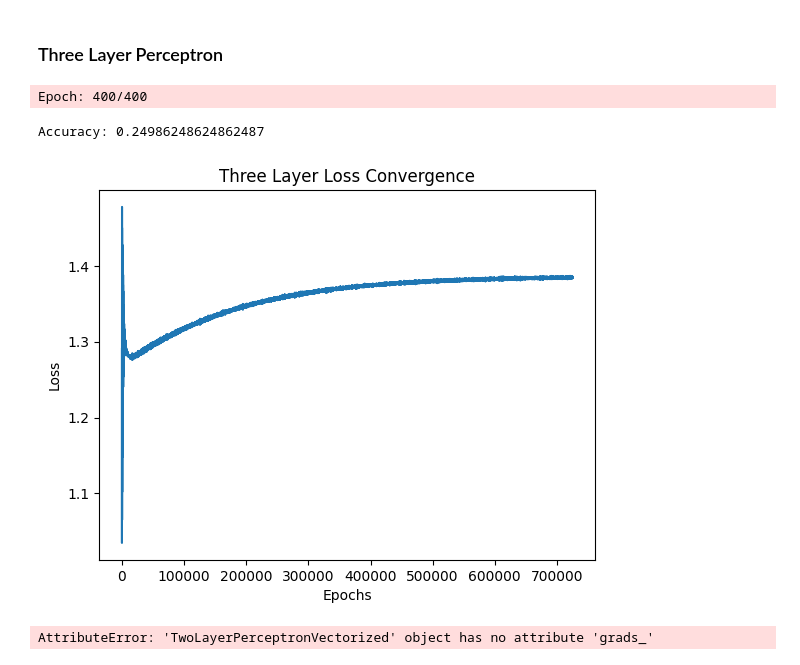
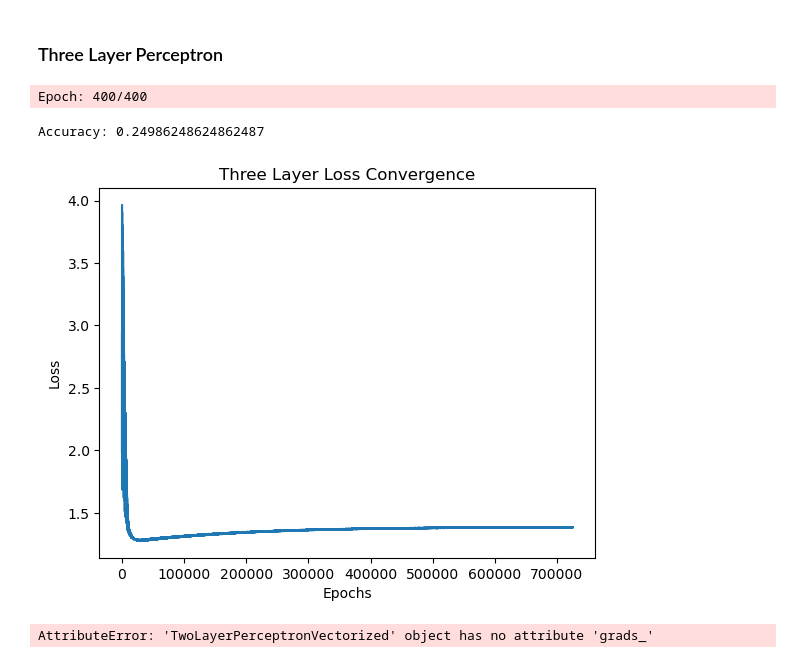
Before and after one commit to jadennathaniel/ml-lab4, a Jupyter notebook: main.ipynb, the cells around one changed output. Drawn from its saved outputs; the diff is of its cells as text; code cells hidden in the pictures.

```diff
--- a/main.ipynb
+++ b/main.ipynb
@@ -40,7 +40,9 @@ import sys
 import pandas as pd
 from sklearn.metrics import accuracy_score
 import matplotlib.pyplot as plt
-
+import os
+import struct
+%matplotlib inline
 
 ## this code is taken directly from the Github
 class TwoLayerPerceptronBase(object):
@@ -56,11 +58,11 @@ class TwoLayerPerceptronBase(object):
 
     def _initialize_weights(self):
         """Initialize weights with Glorot."""
-        limit1 = np.sqrt(6 / (self.n_features_ + self.n_hidden))
+        limit1 = 4 * np.sqrt(6 / (self.n_features_ + self.n_hidden))
         W1 = np.random.uniform(-limit1, limit1, (self.n_hidden, self.n_features_))
         b1 = np.zeros((self.n_hidden, 1))
 
-        limit2 = np.sqrt(6 / (self.n_hidden + self.n_output_))
+        limit2 = 4 * np.sqrt(6 / (self.n_hidden + self.n_output_))
         W2 = np.random.uniform(-limit2, limit2, (self.n_output_, self.n_hidden))
         b2 = np.zeros((self.n_output_, 1))
 
@@ -149,11 +151,11 @@ class TwoLayerPerceptronVectorized(TwoLayerPerceptron):
 
     def _initialize_weights(self):
         """Initialize weights with Glorot initialization."""
-        limit1 = np.sqrt(6 / (self.n_features_ + self.n_hidden))
+        limit1 = 4 * np.sqrt(6 / (self.n_features_ + self.n_hidden))
         self.W1 = np.random.uniform(-limit1, limit1, (self.n_hidden, self.n_features_))
         self.b1 = np.zeros((self.n_hidden, 1))
 
-        limit2 = np.sqrt(6 / (self.n_hidden + self.n_output_))
+        limit2 = 4  * np.sqrt(6 / (self.n_hidden + self.n_output_))
         self.W2 = np.random.uniform(-limit2, limit2, (self.n_output_, self.n_hidden))
         self.b2 = np.zeros((self.n_output_, 1))
         return self.W1, self.W2, self.b1, self.b2
@@ -310,15 +312,15 @@ class ThreeLayerPerceptronBase(TwoLayerPerceptronBase):
 
     def _initialize_weights(self):
         """Initialize weights for three layers."""
-        limit1 = np.sqrt(6 / (self.n_features_ + self.n_hidden))
+        limit1 = 4 *  np.sqrt(6 / (self.n_features_ + self.n_hidden))
         W1 = np.random.uniform(-limit1, limit1, (self.n_hidden, self.n_features_))
         b1 = np.zeros((self.n_hidden, 1))
 
-        limit2 = np.sqrt(6 / (self.n_hidden + self.n_hidden2))
+        limit2 = 4 * np.sqrt(6 / (self.n_hidden + self.n_hidden2))
         W2 = np.random.uniform(-limit2, limit2, (self.n_hidden2, self.n_hidden))
         b2 = np.zeros((self.n_hidden2, 1))
 
-        limit3 = np.sqrt(6 / (self.n_hidden2 + self.n_output_))
+        limit3 = 4 * np.sqrt(6 / (self.n_hidden2 + self.n_output_))
         W3 = np.random.uniform(-limit3, limit3, (self.n_output_, self.n_hidden2))
         b3 = np.zeros((self.n_output_, 1))
 
@@ -426,34 +428,34 @@ class ThreeLayerPerceptronVectorized(ThreeLayerPerceptron):
 
             if print_progress and (i + 1) % print_progress == 0:
                 sys.stderr.write(f'\rEpoch: {i + 1}/{self.epochs}')
                 sys.stderr.flush()
 
         return self
 
 
 X_train = train_data.drop(columns=['ChildPovertyClass'])
 y_train = train_data['ChildPovertyClass']
 X_test = test_data.drop(columns=['ChildPovertyClass'])
 y_test = test_data['ChildPovertyClass']
 
 params = dict(n_hidden=50, n_hidden2=50, C=0.1, epochs=400, eta=0.001, random_state=1)
 
 nn_3 = ThreeLayerPerceptronVectorized(**params)
 
 nn_3.fit(X_train, y_train, batch_size=32, print_progress=50)
 yhat = nn_3.predict(X_test)
 accuracy = accuracy_score(y_test, yhat)
 print(f'Accuracy: {accuracy}')
 
 plt.plot(nn_3.cost_)
 plt.xlabel('Epochs')
 plt.ylabel('Loss')
 plt.title('Three Layer Loss Convergence')
 plt.show()
 # %% [output]
 Epoch: 400/400
 Accuracy: 0.24986248624862487
-[figure, old version]
+[figure, new version]
 # %%
 # average gradient magnitudes
 grads = np.array(nn.grads_)
```
Also changed, not shown: parts of 9 cells of this notebook.
